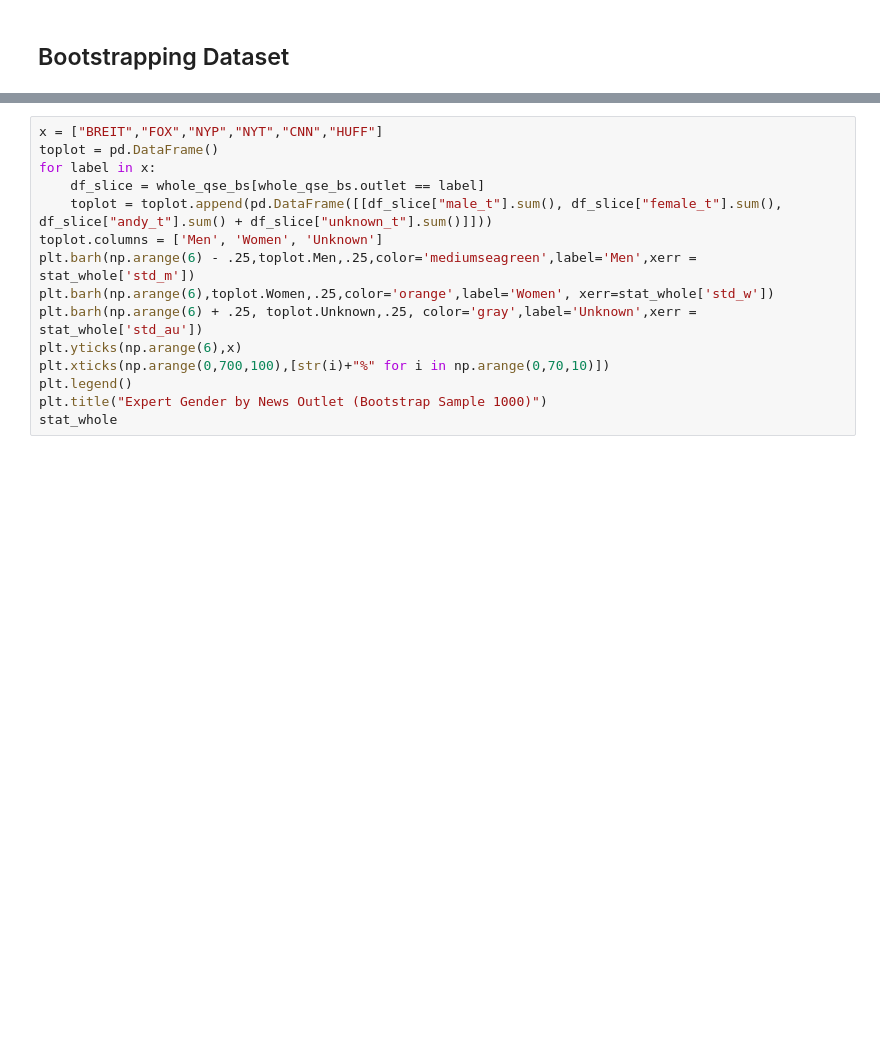
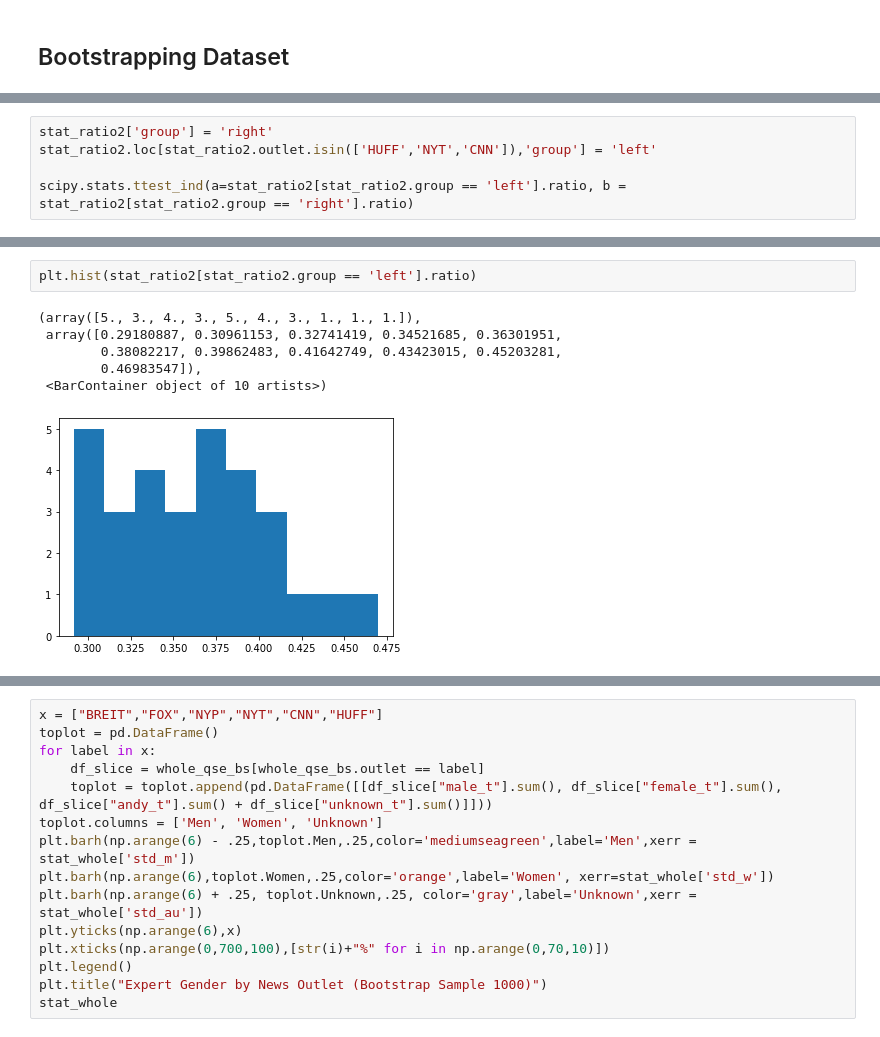
Before and after one commit to rebedorn/macro2, a Jupyter notebook: compare.ipynb, the cells around one changed output, grey strips where cells are left out. Drawn from its saved outputs; the diff is of its cells as text; blank space fills up the shorter version.

```diff
--- a/compare.ipynb
+++ b/compare.ipynb
@@ -807,0 +822,5 @@ stat_whole.columns = ['outlet', 'mu_m', 'std_m', 'mu_w', 'std_w', 'mu_au', 'std_
+# %%
+stat_ratio2['group'] = 'right'
+stat_ratio2.loc[stat_ratio2.outlet.isin(['HUFF','NYT','CNN']),'group'] = 'left'
+
+scipy.stats.ttest_ind(a=stat_ratio2[stat_ratio2.group == 'left'].ratio, b = stat_ratio2[stat_ratio2.group == 'right'].ratio)
@@ -807,0 +849,9 @@ stat_whole.columns = ['outlet', 'mu_m', 'std_m', 'mu_w', 'std_w', 'mu_au', 'std_
+# %%
+plt.hist(stat_ratio2[stat_ratio2.group == 'left'].ratio)
+# %% [output]
+(array([5., 3., 4., 3., 5., 4., 3., 1., 1., 1.]),
+ array([0.29180887, 0.30961153, 0.32741419, 0.34521685, 0.36301951,
+        0.38082217, 0.39862483, 0.41642749, 0.43423015, 0.45203281,
+        0.46983547]),
+ <BarContainer object of 10 artists>)
+[figure, added]
```
Also changed, not shown: parts of 15 cells of this notebook.
